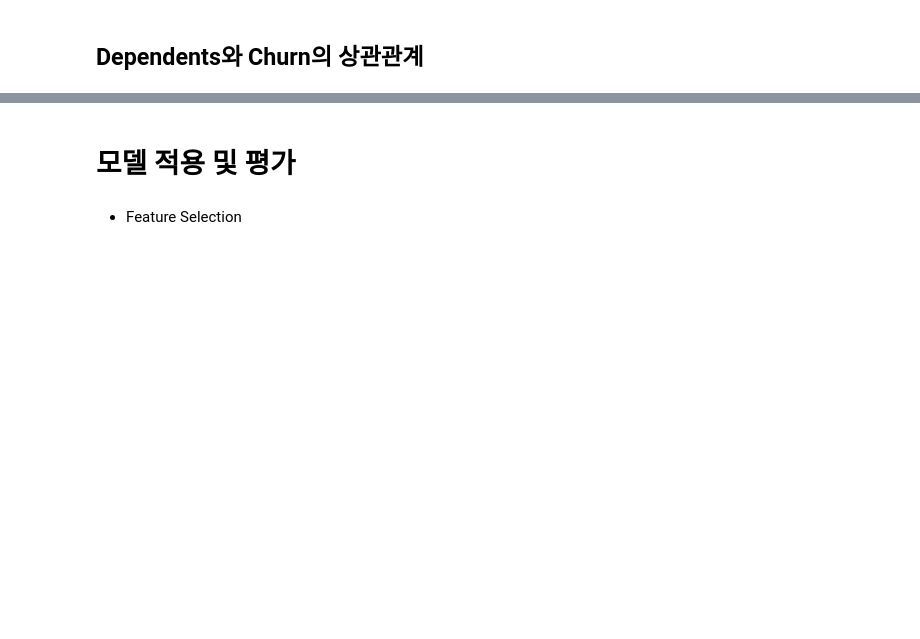
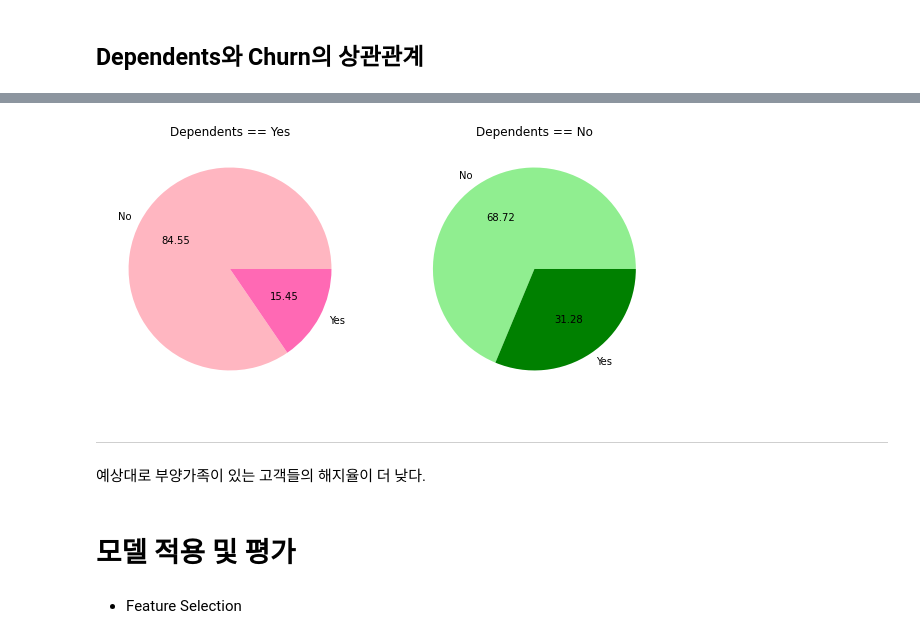
Before and after one commit to PingPingE/Kaggle-Telco_customer_churn, a Jupyter notebook: telco-customer-churn.ipynb, the cells around one changed output, grey strips where cells are left out. Drawn from its saved outputs; the diff is of its cells as text; code cells hidden in the pictures; blank space fills up the shorter version.

```diff
--- a/telco-customer-churn.ipynb
+++ b/telco-customer-churn.ipynb
@@ -955,3 +970,19 @@ plt.show()
+# %%
+target_yes = main_df.loc[main_df.Dependents=='Yes'].Churn.value_counts()
+target_yes = main_df.loc[main_df.Dependents=='No'].Churn.value_counts()
+plt.figure(figsize=(10,10))
+for e,ans in enumerate(['Yes','No']):
+    plt.subplot(1,2,e+1)
+    target= main_df.loc[main_df.Dependents==ans,'Churn'].value_counts()
+    plt.pie(target, autopct='%.2f', labels=target.keys(),colors=color_dic[e])
+    plt.title(f"Dependents == {ans}")
+
+plt.show()
+# %% [output]
+[figure, added]
+# %% [markdown]
+-----------------
+예상대로 부양가족이 있는 고객들의 해지율이 더 낮다.
 # %% [markdown]
 # 모델 적용 및 평가
 # %% [markdown]
```
Also changed, not shown: parts of 13 cells of this notebook.
